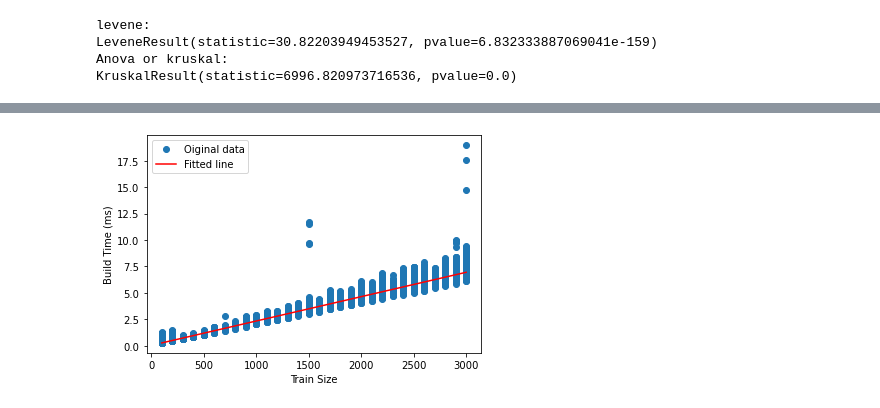
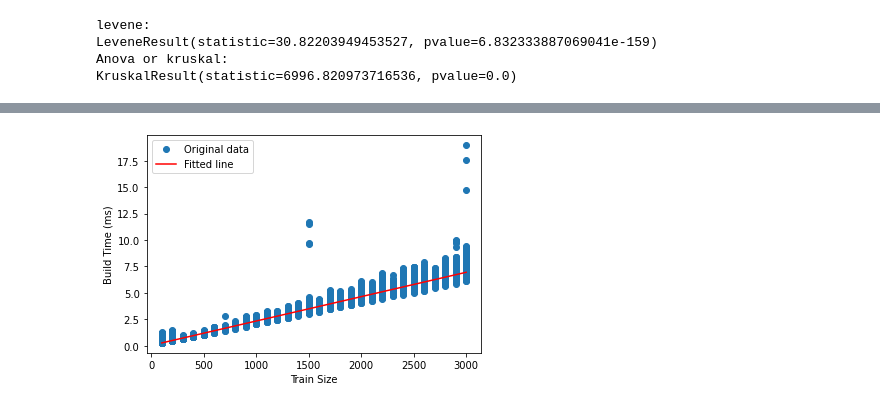
Before and after one commit to pedro-lucas-bravo/master_thesis_data_analysis, a Jupyter notebook: 6-markov.ipynb, the cells around one changed output, grey strips where cells are left out. Cells and saved outputs as stored; diff of their text form; code cells hidden in the pictures.

```diff
--- a/6-markov.ipynb
+++ b/6-markov.ipynb
@@ -268,7 +268,7 @@ build_latency_data_all = pd.DataFrame(build_latency_data_all.values)
 res = linregress(build_latency_data_all[1], build_latency_data_all[0])
 print(res)
 
-plt.plot(build_latency_data_all[1], build_latency_data_all[0], 'o', label='Oiginal data')
+plt.plot(build_latency_data_all[1], build_latency_data_all[0], 'o', label='Original data')
 plt.plot(build_latency_data_all[1], res.intercept + res.slope*build_latency_data_all[1], 'r', label='Fitted line')
 plt.legend()
 plt.xlabel('Train Size')
@@ -280 +280 @@ LinregressResult(slope=0.002305298322209862, intercept=0.02962496168582529, rval
-[figure, old version]
+[figure, new version]
```
Also changed, not shown: parts of 5 cells of this notebook, 34 other files.
